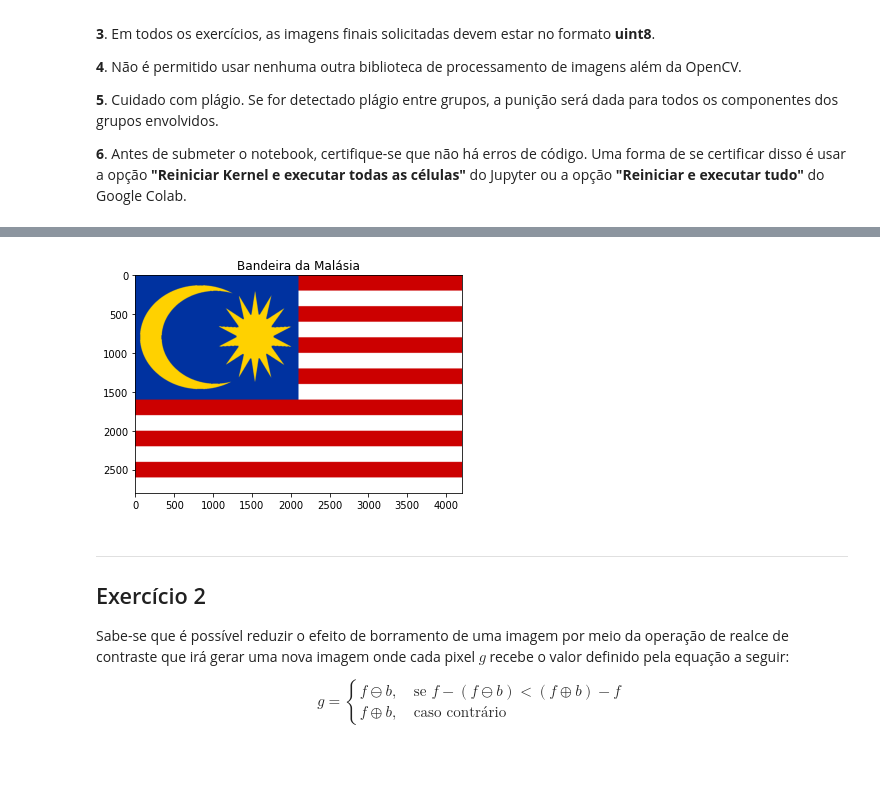
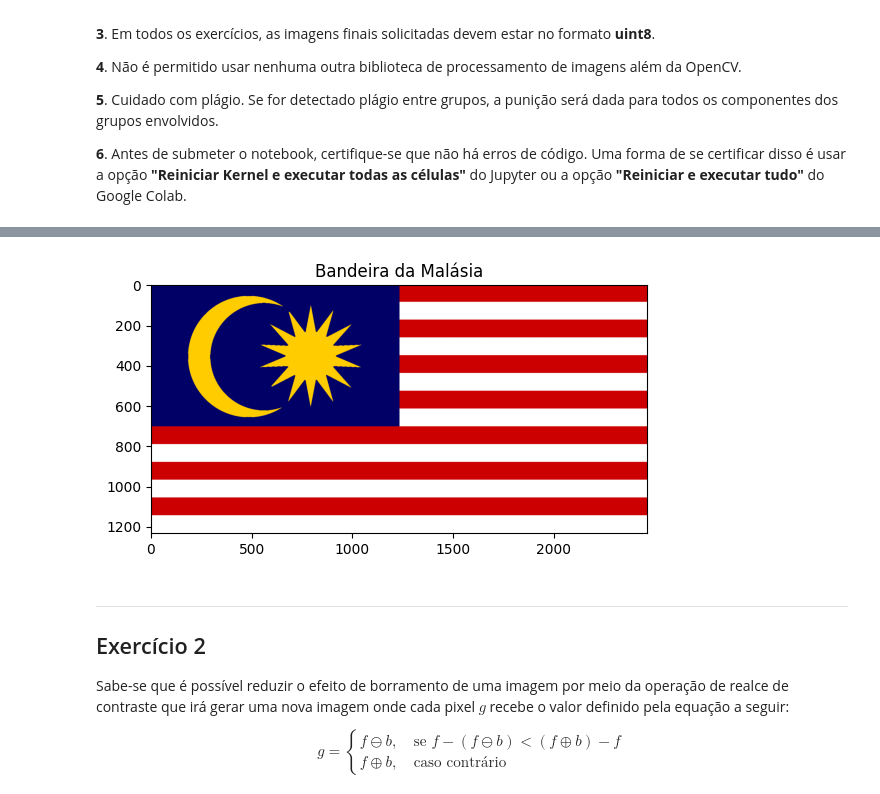
Before and after one commit to PixDale/imageprocessingclass, a Jupyter notebook: AC2_exerciciosPraticos.ipynb, the cells around one changed output, grey strips where cells are left out. Cells and saved outputs as stored; diff of their text form; code cells hidden in the pictures; blank space fills up the shorter version.

```diff
--- a/AC2_exerciciosPraticos.ipynb
+++ b/AC2_exerciciosPraticos.ipynb
@@ -65,40 +65,37 @@ Obs: as únicas funções prontas da biblioteca OpenCV que podem ser usadas nest
 
 # copyPixels copia todos os pixels da cor color de src para dest, iniciando nas coordenadas startX e startY de dest
 def copyPixels(dest, src, startY, startX, color):
-  for y in range(src.shape[0]):
-    for x in range(src.shape[1]):
-      if np.array_equal(src[y][x], color):
-        dest[startY+y][startX+x] = src[y][x]
+  mask = list(np.where((src==color).all(axis=2)))
+  mask[0] += startY
+  mask[1] += startX
+  mask = tuple(mask)
+  dest[mask] = color
 
 
+bandeira_shape = [1232, 2464]
+quadrado_azul_shape = [704, 1232]
 
-QUANT_LISTRAS = 14
-flag_height=200 * QUANT_LISTRAS # precisa ser multiplo de 14, pois sao 14 listras na bandeira
-flag_length = int(1.5 * flag_height)
-bandeira_malasia = np.zeros([flag_height,flag_length,3], dtype=np.uint8)
-redPixel = [204,0,0]
+bandeira_malasia = np.zeros([bandeira_shape[0], bandeira_shape[1], 3], dtype=np.uint8)
+redPixel = [204,0,1]
 whitePixel = [255,255,255]
-bluePixel = [0,50,160]
-yellowPixel = [255,209,0]
-
+bluePixel = [1,0,102]
+yellowPixel = [255,204,0]
 # gera as listras vermelho e branco da bandeira
 for i in range(14):
-  bandeira_malasia[i*int(flag_height/14):(i+1)*int(flag_height/14),:] = redPixel if i%2==0 else whitePixel
+  bandeira_malasia[i*int(bandeira_shape[0]/14):(i+1)*int(bandeira_shape[1]/14),:] = redPixel if i%2==0 else whitePixel
 
-
-# cria o quadrado azul da bandeira
-bandeira_malasia[0:8*int(flag_height/14),0:int(flag_length/2)] = bluePixel
 
 # abre a imagem setando o oparâmetro IMREAD_UNCHANGED para que
 # ela seja aberta no formato BGRA: um formato igual ao BGR, mas que possui também um canal alpha (a parte transparente)
 imgBGRA = cv2.imread('figs/malasia_flagSymbols.png', cv2.IMREAD_UNCHANGED)
+
 
 # converte a imagem de BGRA para RGB
 imgRGB = cv2.cvtColor(imgBGRA, cv2.COLOR_BGRA2RGB)
 
 # os locais transparentes da imagem BGRA possuem valores 0 no canal alpha (índice 3)
 # o código abaixo captura os pixels transparentes da imagem BGRA e transforma os respectivos pixels
-# da imagem RGB para vermelho
+# da imagem RGB para branco
 imgRGB[ imgBGRA[:,:,3] == 0 ] = [255,255,255]
 
 
@@ -117,45 +114,39 @@ opening = cv2.morphologyEx(thresh, cv2.MORPH_OPEN, kernel)
 opening = cv2.cvtColor(opening, cv2.COLOR_GRAY2RGBA)
 # zera o alpha dos pixeis do fundo para voltar a ter transparência
 opening[ opening[:,:,0] == 255] = [0,0,0,0]
 
 imgCompleta = opening.copy()
 # define para amarelo os pixels que possuem alpha igual à 255
 imgCompleta[ imgCompleta[:,:,3] == 255 ] = yellowPixel + [255]
 
 # separa as figuras
 lua = imgCompleta[:630,:]
 sol = imgCompleta[630:,:]
 
 # cria uma roi com o tamanho certo do quadrado azul da bandeira
-roi = np.zeros([8*int(flag_height/14),int(flag_length/2),4], dtype=np.uint8)
+roi = np.zeros([quadrado_azul_shape[0], quadrado_azul_shape[1], 4], dtype=np.uint8)
 roi[:,:] = bluePixel + [255]
 
+# copia os pixels amarelos para a roi
+copyPixels(roi, lua, 37, 160, yellowPixel+[255])
+copyPixels(roi, sol, 89, 495, yellowPixel+[255])
 
-# reescala as figuras para ficarem do tamanho adequado para a roi
-scaleLua = 2.4
-scaleSol = 2.15
-lua = cv2.resize(lua, (int(lua.shape[0] * scaleLua), int(lua.shape[1] * scaleLua)), interpolation=cv2.INTER_CUBIC)
-sol = cv2.resize(sol, (int(sol.shape[0] * scaleSol), int(sol.shape[1] * scaleSol)), interpolation=cv2.INTER_CUBIC)
-
-# copia os pixels amarelos para a roi
-copyPixels(roi, lua, 80, 0, yellowPixel+[255])
-copyPixels(roi, sol, 150, 970, yellowPixel+[255])
 
 # copia a roi nova (quadrado azul) para a bandeira
-bandeira_malasia[0:8*int(flag_height/14),0:int(flag_length/2)] = roi[:,:,0:3]
+bandeira_malasia[:quadrado_azul_shape[0],:quadrado_azul_shape[1]] = roi[:,:,:3]
 
 
 # converte a imagem de volta para BGR para poder ser salva
 bandeira_malasia_bgr = cv2.cvtColor(bandeira_malasia, cv2.COLOR_RGB2BGR)
 # salva a imagem na pasta figsResultado
 cv2.imwrite('./figsResultado/ex01.png', bandeira_malasia_bgr)
 
 
 plt.imshow(bandeira_malasia)
 plt.title('Bandeira da Malásia')
 plt.show()
 # %% [output]
-[figure, old version]
+[figure, new version]
 # %% [markdown]
 ----
 ## Exercício 2
```
Also changed, not shown: parts of 5 cells of this notebook, 23 other files.
